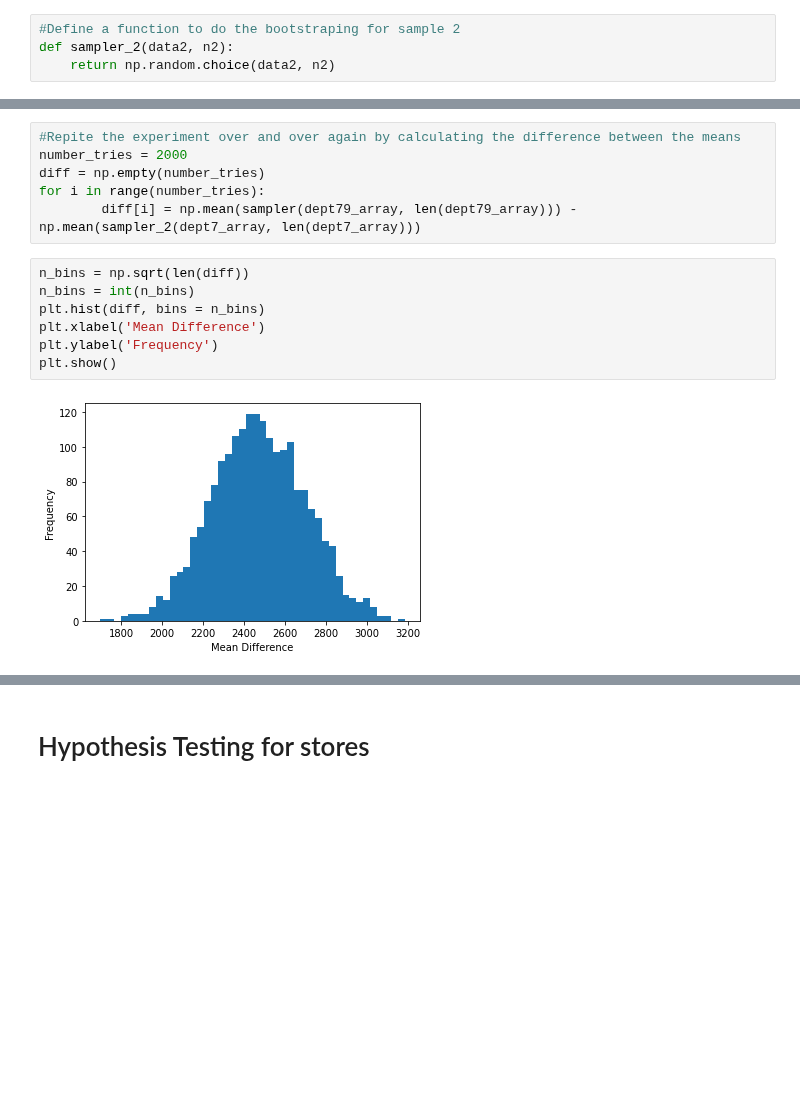
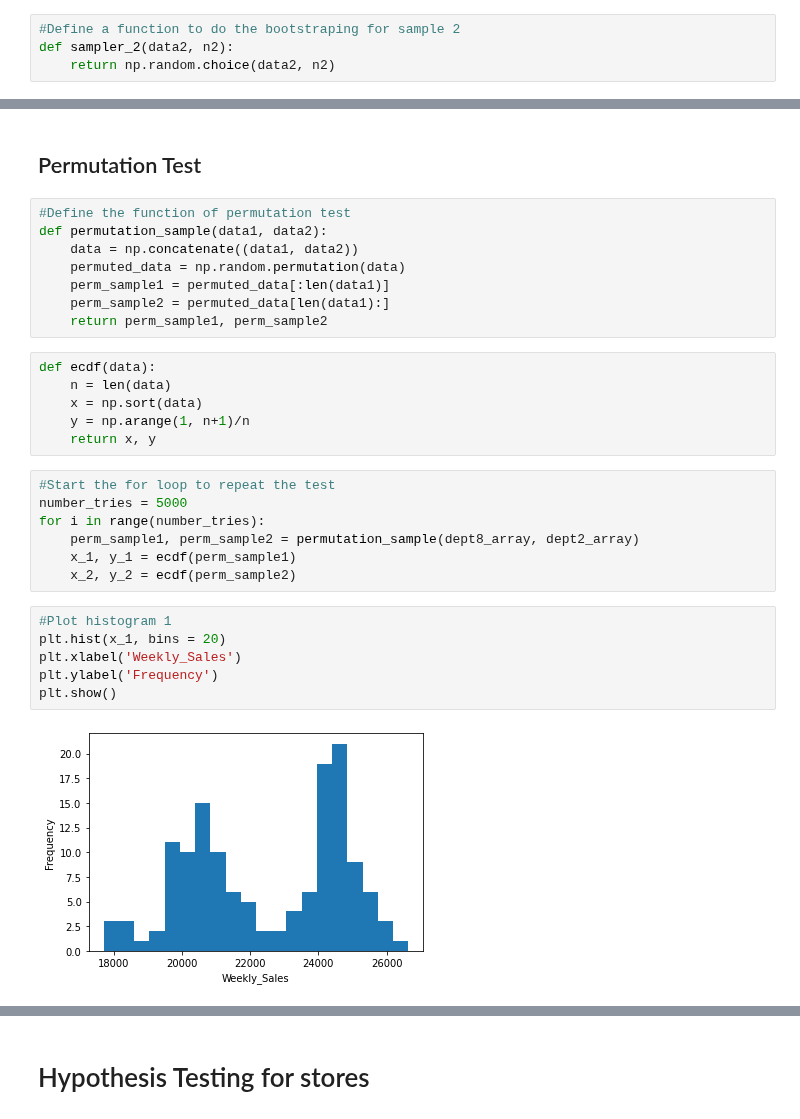
Before and after one commit to arnaldo9408/SpringBoard, a Jupyter notebook: Unit 11/Exploratory Data Analysis.ipynb, the cells around one changed output, grey strips where cells are left out. Drawn from its saved outputs; the diff is of its cells as text; blank space fills up the shorter version.

```diff
--- a/Unit 11/Exploratory Data Analysis.ipynb
+++ b/Unit 11/Exploratory Data Analysis.ipynb
@@ -488,15 +371,31 @@ diff_mean(dept79_array, dept7_array)
-# %%
-#Repite the experiment over and over again by calculating the difference between the means
-number_tries = 2000
-diff = np.empty(number_tries)
-for i in range(number_tries):
-        diff[i] = np.mean(sampler(dept79_array, len(dept79_array))) - np.mean(sampler_2(dept7_array, len(dept7_array)))
+# %% [markdown]
+## Permutation Test
+# %%
+#Define the function of permutation test
+def permutation_sample(data1, data2):
+    data = np.concatenate((data1, data2))
+    permuted_data = np.random.permutation(data)
+    perm_sample1 = permuted_data[:len(data1)]
+    perm_sample2 = permuted_data[len(data1):]
+    return perm_sample1, perm_sample2
+# %%
+def ecdf(data):
+    n = len(data)
+    x = np.sort(data)
+    y = np.arange(1, n+1)/n
+    return x, y
+# %%
+#Start the for loop to repeat the test
+number_tries = 5000
+for i in range(number_tries):
+    perm_sample1, perm_sample2 = permutation_sample(dept8_array, dept2_array)
+    x_1, y_1 = ecdf(perm_sample1)
+    x_2, y_2 = ecdf(perm_sample2)
 # %%
-n_bins = np.sqrt(len(diff))
-n_bins = int(n_bins)
-plt.hist(diff, bins = n_bins)
-plt.xlabel('Mean Difference')
+#Plot histogram 1
+plt.hist(x_1, bins = 20)
+plt.xlabel('Weekly_Sales')
 plt.ylabel('Frequency')
 plt.show()
 # %% [output]
-[figure, old version]
+[figure, new version]
```
Also changed, not shown: parts of 62 cells of this notebook.
